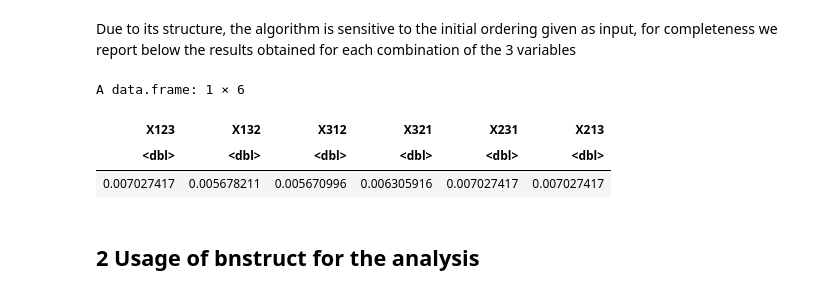
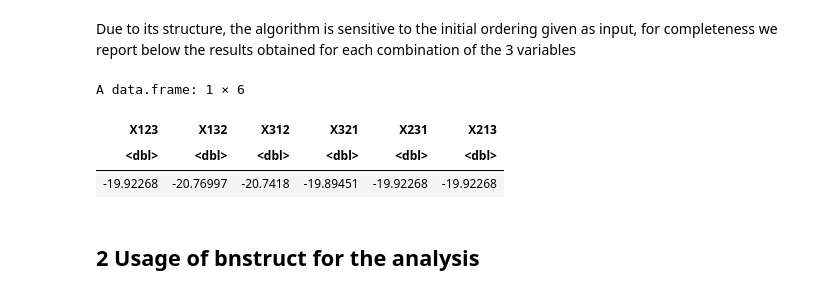
Before and after one commit to emabaci/Advanced-Statistics-Project, a Jupyter notebook: K2_Bayesian_Network.ipynb, the cells around one changed output. Saved outputs shown, nothing was run; the diff lists cells and outputs as text; code cells hidden in the pictures.

Commit message:
add log score to avoid overflow

```diff
--- a/K2_Bayesian_Network.ipynb
+++ b/K2_Bayesian_Network.ipynb
@@ -134,9 +135,7 @@ score <- function(x.i, pi.i){
     Output:
         - probability of database given pi.i as parents of x.i
     '
-
     r.i <- length(unique(unlist(x.i)))
-
     # case without parents
     if(length(pi.i)==0){
         alpha <- table(x.i)
@@ -146,7 +145,7 @@ score <- function(x.i, pi.i){
 
     # standard version with parents
     else{
-        data  <- append(x.i,pi.i)
+        data  <- cbind(x.i,pi.i)
         alpha <- table(data)
         # recast in a matrix
         if (length(dim(alpha))>2){dim(alpha)<-c(r.i,length(alpha)/r.i)}
@@ -156,7 +155,41 @@ score <- function(x.i, pi.i){
         M.j <- apply(apply(alpha, c(1,2), factorial),1,prod)
         prob <- prod(apply(cbind(N.j,M.j),1, function(x) x[2]*factorial(r.i-1)/factorial(x[1] + r.i - 1)))
     }
-
     return(prob)
 }
+# %%
+score.log <- function(x.i, pi.i){
+    '
+    Function to compute the score: it represents the probability of the
+    database D given that the parents of x.i are pi.i
+
+    Inputs:
+        - x.i: list containing the i-th node of the database
+        - pi.i: list of parents of node x.i
+
+    Output:
+        - probability of database given pi.i as parents of x.i
+    '
+    r.i <- length(unique(unlist(x.i)))
+    # case without parents
+    if(length(pi.i)==0){
+        alpha <- table(x.i)
+        N     <- sum(alpha)
+        prob  <- lfactorial(r.i-1)-lfactorial(N+r.i-1)+sum(sapply(alpha,lfactorial))
+    }
+
+    # standard version with parents
+    else{
+        data  <- cbind(x.i,pi.i)
+        alpha <- table(data)
+        # recast in a matrix
+        if (length(dim(alpha))>2){dim(alpha)<-c(r.i,length(alpha)/r.i)}
+        # transpose
+        alpha<-t(alpha)
+        N.j <- rowSums(alpha)
+        M.j <- apply(apply(alpha, c(1,2), lfactorial),1,sum)
+        prob <- sum(apply(cbind(N.j,M.j),1, function(x) x[2]+lfactorial(r.i-1)-lfactorial(x[1] + r.i - 1)))
+    }
+    return(prob)
+}
 # %%
@@ -229,22 +321,22 @@ Due to its structure, the algorithm is sensitive to the initial ordering given a
 # %%
 comb.scores <- function(data, from=1, to=3){
     orders <- permn(1:3)
     scores <- list()
 
     for(i in seq_along(orders)){
-        scores[i] <- K2(data, order = unlist(orders[i], use.names=FALSE), output.prob = FALSE)$score
+        scores[i] <- K2(data, order = unlist(orders[i], use.names=FALSE), f=score.log,output.prob = FALSE)$score
     }
 
     names(scores) <- sapply(orders, paste0, collapse="")
     return(as.data.frame(scores))
 }
 
 comb.scores(D)
 # %% [output]
 A data.frame: 1 × 6
 | X123 | X132 | X312 | X321 | X231 | X213 |
 | <dbl> | <dbl> | <dbl> | <dbl> | <dbl> | <dbl> |
-| 0.007027417 | 0.005678211 | 0.005670996 | 0.006305916 | 0.007027417 | 0.007027417 |
+| -19.92268 | -20.76997 | -20.7418 | -19.89451 | -19.92268 | -19.92268 |
 # %% [markdown]
 ## 2 Usage of bnstruct for the analysis
 # %%
```
Also changed, not shown: parts of 20 cells of this notebook.
